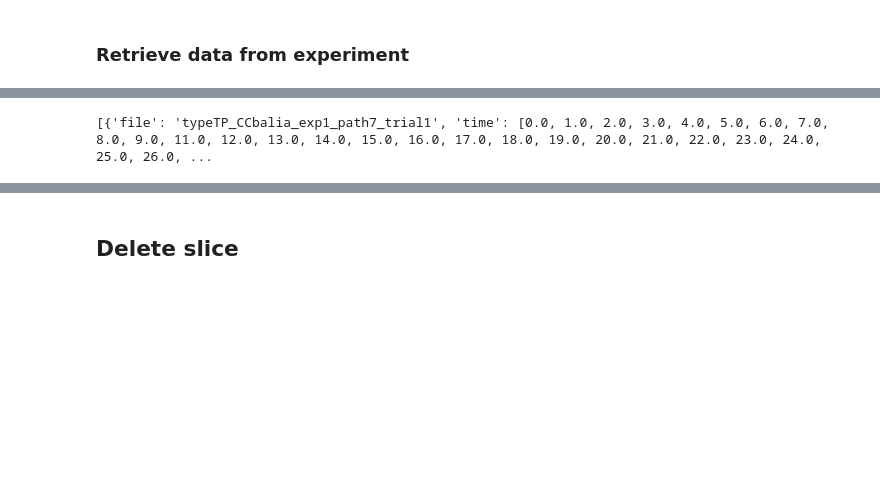
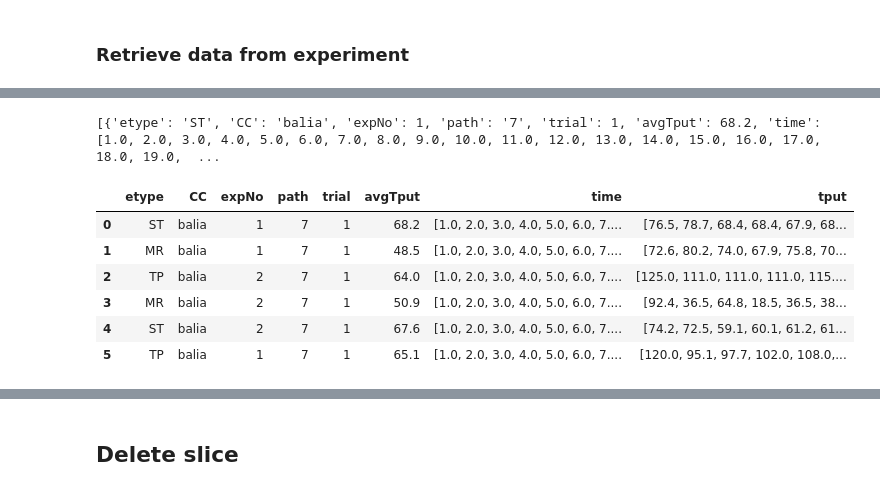
Before and after one commit to aydini/MP-Traces, a Jupyter notebook: fabric-mptcp-experiments.ipynb, the cells around one changed output, grey strips where cells are left out. Drawn from its saved outputs; the diff is of its cells as text; code cells hidden in the pictures; blank space fills up the shorter version.

```diff
--- a/fabric-mptcp-experiments.ipynb
+++ b/fabric-mptcp-experiments.ipynb
@@ -735,26 +663,44 @@ slice.get_node(name="client").download_directory('/home/fabric/work/' ,  outputD
 # %%
+# to do 11/17/2022: create a table
+# path, trial, TPmeanData, TPstdErr, MRmeanData, MRstdErr,  (aggregated over multiple experiments)
+
 import re
 from os import listdir
 from os.path import isfile, join
+#outputDir="RawResults_2022_11_03_13_12_27"
+outputDir="RawResults_2022_11_17_12_52_24"
+
 localOutputDir='/home/fabric/work/' + outputDir
+print("Started Data Analysis for files in " + localOutputDir + "...")
 rawOutputFiles = [f for f in listdir(localOutputDir) if isfile(join(localOutputDir, f))]
+print(rawOutputFiles)
 
 resultsArray=[]
 for rawOutputFile in rawOutputFiles:
-
     if (rawOutputFile.startswith('type')  ):
-        print("processing raw outpuf file " + rawOutputFile)
+        print("\tprocessing raw output file " + rawOutputFile)
+        filenameArray=re.split('_',rawOutputFile)
+        etype=re.split('type', filenameArray[0])[1]
+        CC=re.split('CC', filenameArray[1])[1]
+        expNo=int(re.split('exp', filenameArray[2])[1])
+        path=re.split('path', filenameArray[3])[1]
+        trial=int(re.split('trial', filenameArray[4])[1])
         timeArray=[]
         tputArray=[]
         with open(localOutputDir + "/" + rawOutputFile, 'r') as f:
-
             for line in f.readlines():
                     if 'Mbits/sec' in line and 'sender' not in line and 'receiver' not in line:
-                        lineArray=re.split('\s|-', line)
-                        #print(lineArray)
-                        timeArray.append(float(lineArray[5]))
-                        #tputArray.append(float(lineArray[13])) # fix this
-            resultsArray.append({"file":rawOutputFile, "time":timeArray, "tput": tputArray})
-            # fix: also append avg tput to the dictionary as a key
-            # fix: also append type, CC, expNo, path and trial to the dictionary as keys
+                        timeArray.append(float(re.split('\s+',re.split('-', line)[1])[0]))
+                        tputArray.append(float(re.split('\s+',line)[6]))
+                    if 'Mbits/sec' in line and 'receiver' in line:
+                        avgTput=float(re.split('\s+', line)[6])
+            resultsArray.append({"etype":etype,
+                                 "CC":CC,
+                                 "expNo":expNo,
+                                 "path":path,
+                                 "trial":trial,
+                                 "avgTput":avgTput,
+                                 "time":timeArray,
+                                 "tput": tputArray})
+           # print(resultsArray)
 # %% [output]
@@ -762,4 +715,14 @@ processing raw outpuf file typeTP_CCbalia_exp1_path7_trial1
 # %%
 print(resultsArray)
+import pandas as pd
+df= pd.DataFrame(resultsArray)
+df
 # %% [output]
-[{'file': 'typeTP_CCbalia_exp1_path7_trial1', 'time': [0.0, 1.0, 2.0, 3.0, 4.0, 5.0, 6.0, 7.0, 8.0, 9.0, 11.0, 12.0, 13.0, 14.0, 15.0, 16.0, 17.0, 18.0, 19.0, 20.0, 21.0, 22.0, 23.0, 24.0, 25.0, 26.0, ...
+[{'etype': 'ST', 'CC': 'balia', 'expNo': 1, 'path': '7', 'trial': 1, 'avgTput': 68.2, 'time': [1.0, 2.0, 3.0, 4.0, 5.0, 6.0, 7.0, 8.0, 9.0, 10.0, 11.0, 12.0, 13.0, 14.0, 15.0, 16.0, 17.0, 18.0, 19.0,  ...
+|  | etype | CC | expNo | path | trial | avgTput | time | tput |
+| 0 | ST | balia | 1 | 7 | 1 | 68.2 | [1.0, 2.0, 3.0, 4.0, 5.0, 6.0, 7.... | [76.5, 78.7, 68.4, 68.4, 67.9, 68... |
+| 1 | MR | balia | 1 | 7 | 1 | 48.5 | [1.0, 2.0, 3.0, 4.0, 5.0, 6.0, 7.... | [72.6, 80.2, 74.0, 67.9, 75.8, 70... |
+| 2 | TP | balia | 2 | 7 | 1 | 64.0 | [1.0, 2.0, 3.0, 4.0, 5.0, 6.0, 7.... | [125.0, 111.0, 111.0, 111.0, 115.... |
+| 3 | MR | balia | 2 | 7 | 1 | 50.9 | [1.0, 2.0, 3.0, 4.0, 5.0, 6.0, 7.... | [92.4, 36.5, 64.8, 18.5, 36.5, 38... |
+| 4 | ST | balia | 2 | 7 | 1 | 67.6 | [1.0, 2.0, 3.0, 4.0, 5.0, 6.0, 7.... | [74.2, 72.5, 59.1, 60.1, 61.2, 61... |
+| 5 | TP | balia | 1 | 7 | 1 | 65.1 | [1.0, 2.0, 3.0, 4.0, 5.0, 6.0, 7.... | [120.0, 95.1, 97.7, 102.0, 108.0,... |
```
Also changed, not shown: parts of 27 cells of this notebook.
